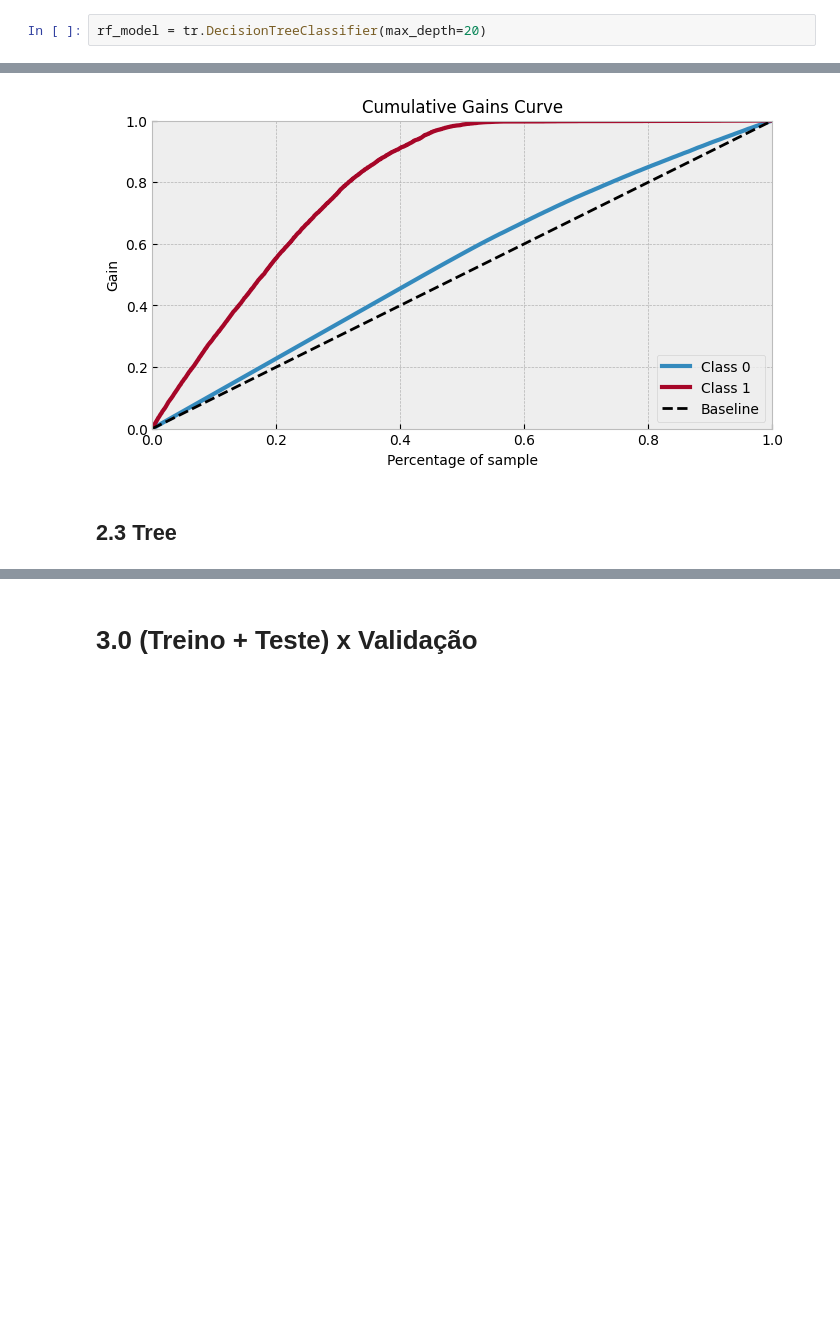
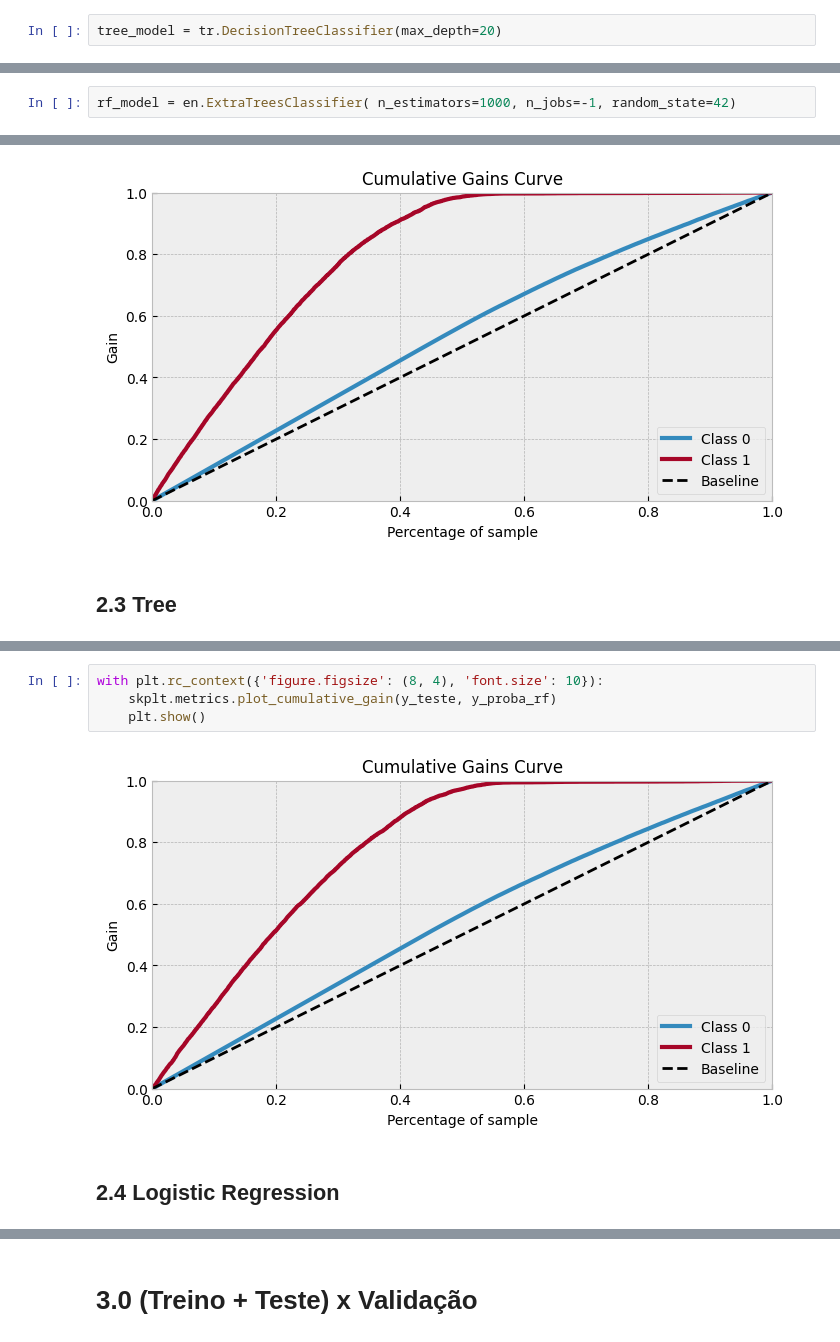
Before and after one commit to Gabrielnbr/estudo_pa004, a Jupyter notebook: notebooks/7.treinamento-modelo-calssificacao.ipynb, the cells around one changed output, grey strips where cells are left out. Drawn from its saved outputs; the diff is of its cells as text; blank space fills up the shorter version.

```diff
--- a/notebooks/7.treinamento-modelo-calssificacao.ipynb
+++ b/notebooks/7.treinamento-modelo-calssificacao.ipynb
@@ -80,4 +83,4 @@ knn_model = nh.KNeighborsClassifier( n_neighbors= 100)
 # %% [markdown]
 ## 1.3 Tree
 # %%
-rf_model = tr.DecisionTreeClassifier(max_depth=20)
+tree_model = tr.DecisionTreeClassifier(max_depth=20)
@@ -83,0 +89,2 @@ rf_model = tr.DecisionTreeClassifier(max_depth=20)
+# %%
+rf_model = en.ExtraTreesClassifier( n_estimators=1000, n_jobs=-1, random_state=42)
@@ -139,0 +166,8 @@ with plt.rc_context({'figure.figsize': (8, 4), 'font.size': 10}):
+# %%
+with plt.rc_context({'figure.figsize': (8, 4), 'font.size': 10}):
+    skplt.metrics.plot_cumulative_gain(y_teste, y_proba_rf)
+    plt.show()
+# %% [output]
+[figure, added]
+# %% [markdown]
+## 2.4 Logistic Regression
```
Also changed, not shown: parts of 22 cells of this notebook, 12 other files.
